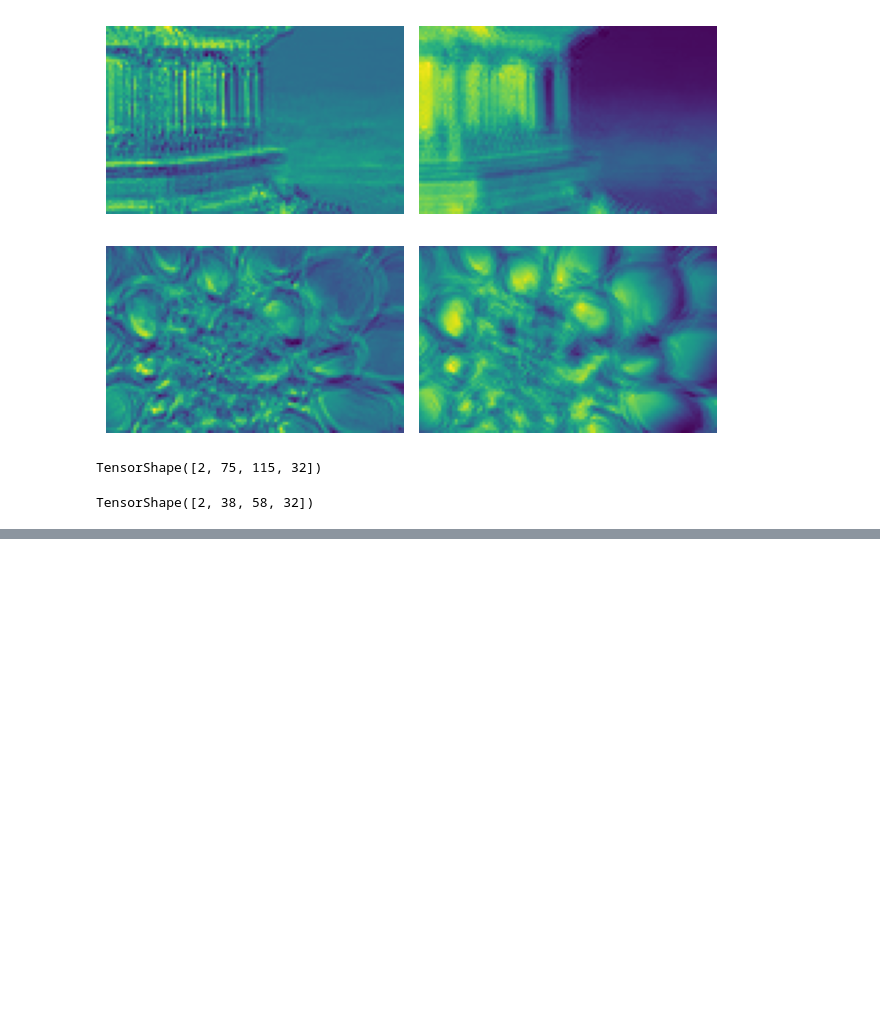
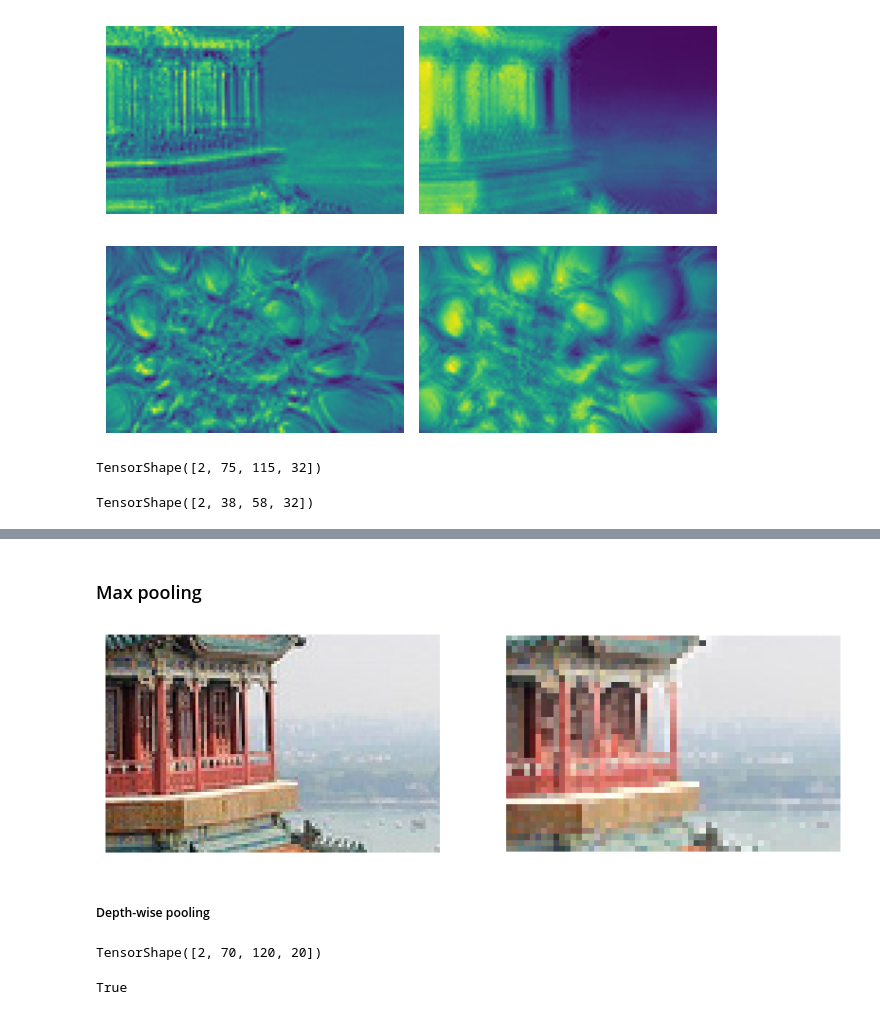
Before and after one commit to ShindeShivam/Machine-Learning, a Jupyter notebook: Neural-Networks-and-Deeplearning/14.Deep-Computer-Vision-using_CNNs/deep_computer_vision_using_cnns.ipynb, the cells around one changed output, grey strips where cells are left out. Cells and saved outputs as stored; diff of their text form; code cells hidden in the pictures; blank space fills up the shorter version.

```diff
--- a/Neural-Networks-and-Deeplearning/14.Deep-Computer-Vision-using_CNNs/deep_computer_vision_using_cnns.ipynb
+++ b/Neural-Networks-and-Deeplearning/14.Deep-Computer-Vision-using_CNNs/deep_computer_vision_using_cnns.ipynb
@@ -72,0 +109,27 @@ TensorShape([2, 38, 58, 32])
+# %% [markdown]
+### Max pooling
+# %%
+max_pool=tf.keras.layers.MaxPool2D(pool_size=2)
+# %%
+output=max_pool(images)
+# %%
+plt.figure(figsize=(10,10))
+plt.subplot(1,2,1)
+plt.imshow(images[0])
+plt.axis("off")
+plt.subplot(1,2,2)
+plt.imshow(output[0])
+plt.axis("off")
+plt.show()
+# %% [output]
+[figure, added]
+# %% [markdown]
+##### Depth-wise pooling
+# %%
+np.random.seed(42)
+fmap=np.random.rand(2,60,120,60)
+with tf.device("/cpu:0"):
+  output=tf.nn.max_pool(fmaps,ksize=(1,1,1,3),strides=(1,1,1,3),padding="VALID")
+output.shape
+# %% [output]
+TensorShape([2, 70, 120, 20])
@@ -72,0 +148,4 @@ TensorShape([2, 38, 58, 32])
+# %%
+np.allclose(DepthPool(pool_size=3)(fmaps),output)
+# %% [output]
+True
```
Also changed, not shown: parts of 19 cells of this notebook.
